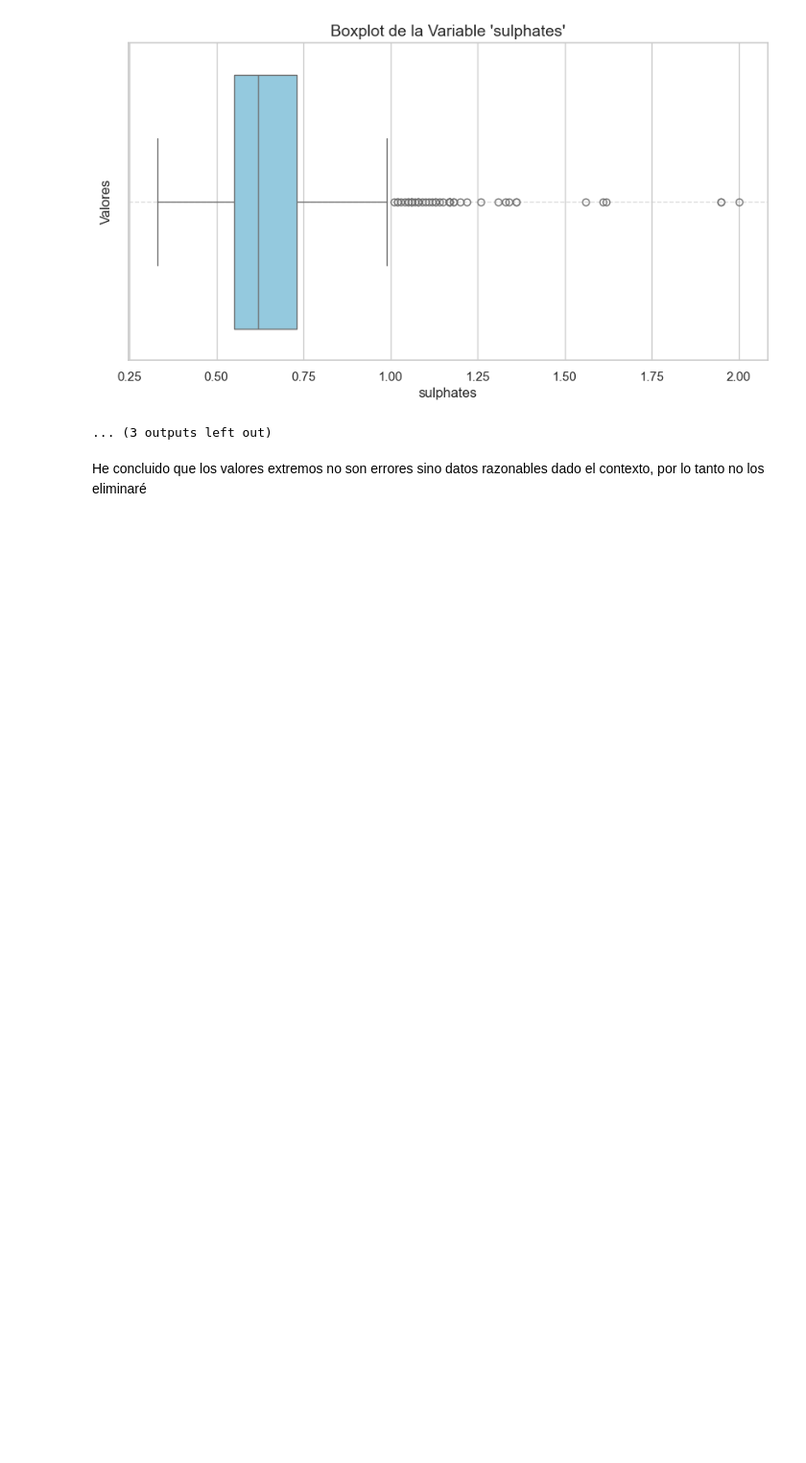
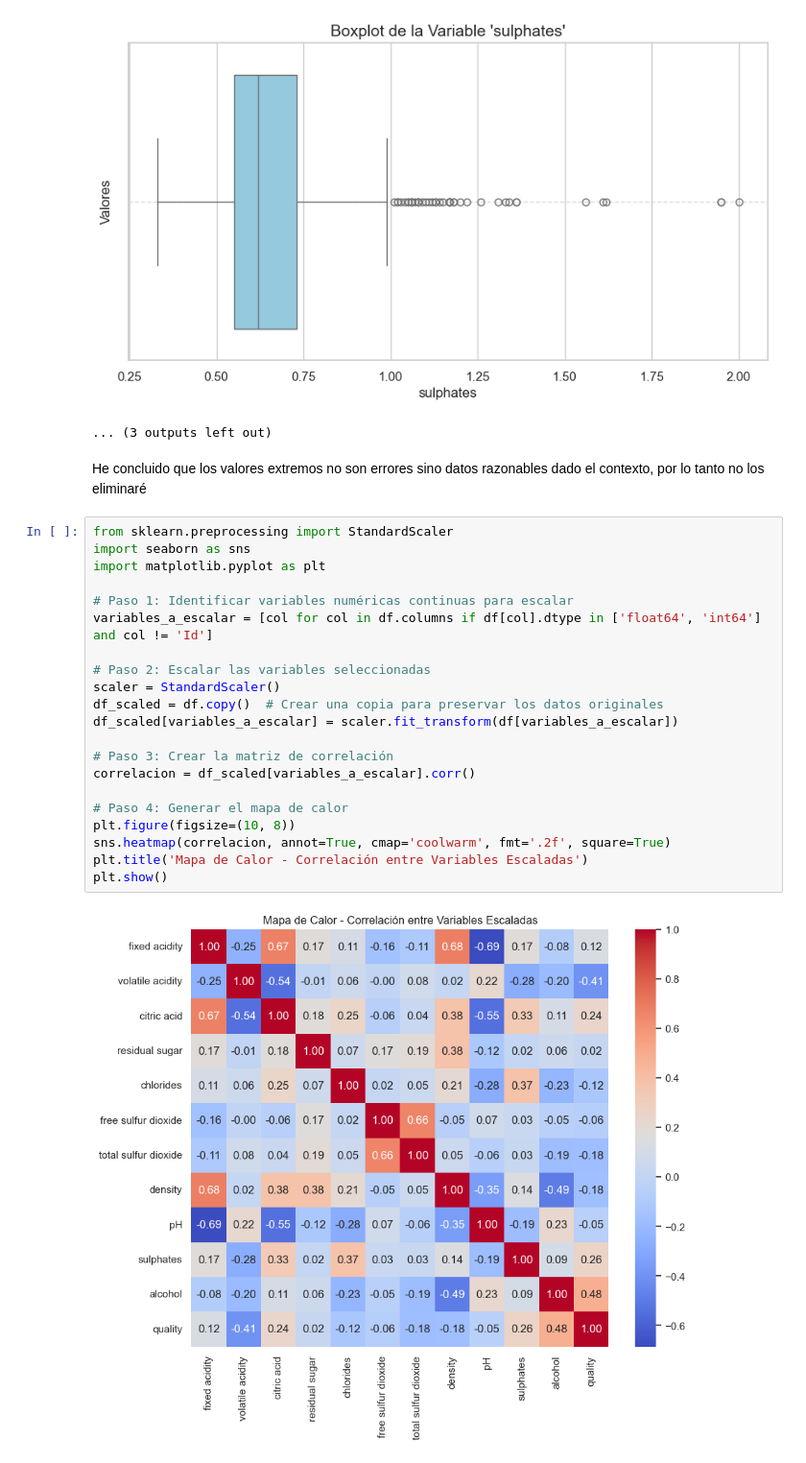
Before and after one commit to CRivas77/proyecto-2, a Jupyter notebook: selected_dataset/EDA_4_WineQT.ipynb, the cells around one changed output. Shown at 96% size. Drawn from its saved outputs; the diff is of its cells as text; blank space fills up the shorter version.

```diff
--- a/selected_dataset/EDA_4_WineQT.ipynb
+++ b/selected_dataset/EDA_4_WineQT.ipynb
@@ -117,3 +152,26 @@ for columna in df.select_dtypes(include=['float64', 'int64']).columns:
 ... (3 outputs left out)
 # %% [markdown]
 He concluido que los valores extremos no son errores sino datos razonables dado el contexto, por lo tanto no los eliminaré
+# %%
+from sklearn.preprocessing import StandardScaler
+import seaborn as sns
+import matplotlib.pyplot as plt
+
+# Paso 1: Identificar variables numéricas continuas para escalar
+variables_a_escalar = [col for col in df.columns if df[col].dtype in ['float64', 'int64'] and col != 'Id']
+
+# Paso 2: Escalar las variables seleccionadas
+scaler = StandardScaler()
+df_scaled = df.copy()  # Crear una copia para preservar los datos originales
+df_scaled[variables_a_escalar] = scaler.fit_transform(df[variables_a_escalar])
+
+# Paso 3: Crear la matriz de correlación
+correlacion = df_scaled[variables_a_escalar].corr()
+
+# Paso 4: Generar el mapa de calor
+plt.figure(figsize=(10, 8))
+sns.heatmap(correlacion, annot=True, cmap='coolwarm', fmt='.2f', square=True)
+plt.title('Mapa de Calor - Correlación entre Variables Escaladas')
+plt.show()
+# %% [output]
+[figure, added]
```
Also changed, not shown: parts of 3 cells of this notebook.
